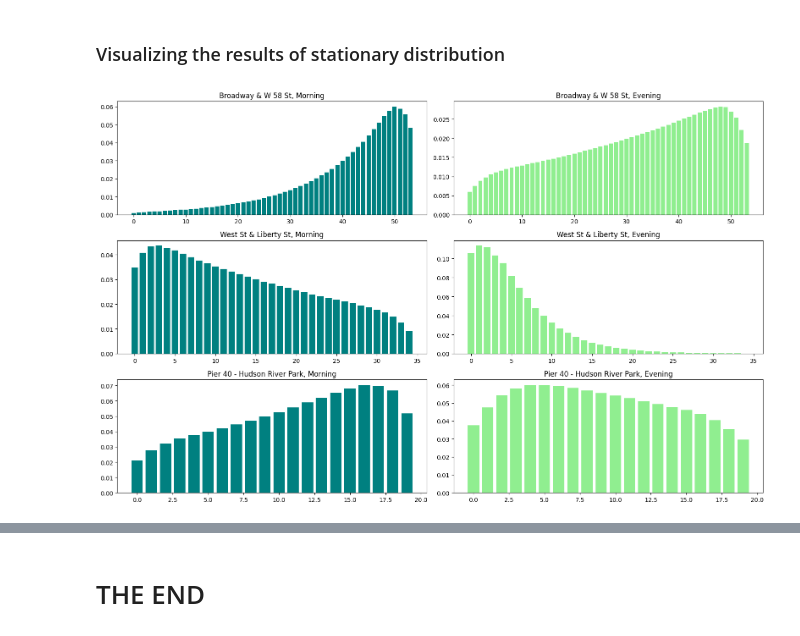
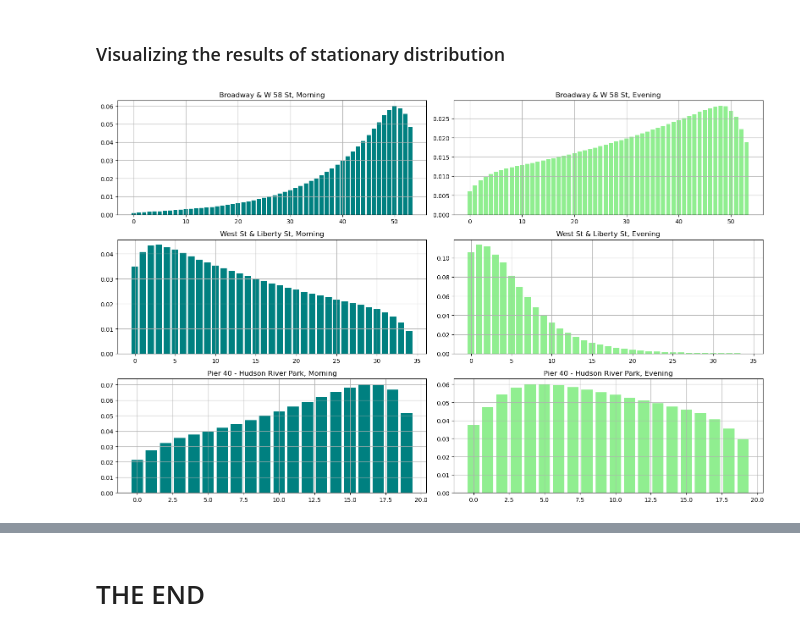
Before and after one commit to bwoody13/nyc-citibike-markovchain, a Jupyter notebook: project.ipynb, the cells around one changed output, grey strips where cells are left out. Drawn from its saved outputs; the diff is of its cells as text; code cells hidden in the pictures.

```diff
--- a/project.ipynb
+++ b/project.ipynb
@@ -629,29 +653,35 @@ pi_s3_e = get_stationary_distribution(P_s3_e)
 # %%
 #Second option to visualize
 fig, axs = plt.subplots(3, 2, figsize=(16, 10))  # 3 rows, 2 columns
 
 # Plot each stationary distribution
 axs[0, 0].bar(np.arange(len(pi_s1_m)), pi_s1_m, color = 'teal')
 axs[0, 0].set_title("Broadway & W 58 St, Morning")
 
 axs[0, 1].bar(np.arange(len(pi_s1_e)), pi_s1_e, color = 'lightgreen')
 axs[0, 1].set_title("Broadway & W 58 St, Evening")
 
 axs[1, 0].bar(np.arange(len(pi_s2_m)), pi_s2_m, color = 'teal')
 axs[1, 0].set_title("West St & Liberty St, Morning")
 
 axs[1, 1].bar(np.arange(len(pi_s2_e)), pi_s2_e, color = 'lightgreen')
 axs[1, 1].set_title("West St & Liberty St, Evening")
 
 axs[2, 0].bar(np.arange(len(pi_s3_m)), pi_s3_m, color = 'teal')
 axs[2, 0].set_title("Pier 40 - Hudson River Park, Morning")
 
 axs[2, 1].bar(np.arange(len(pi_s3_e)), pi_s3_e, color = 'lightgreen')
 axs[2, 1].set_title("Pier 40 - Hudson River Park, Evening")
 
 # Adjust layout
+axs[0, 0].grid()
+axs[0, 1].grid()
+axs[1, 0].grid()
+axs[1, 1].grid()
+axs[2, 0].grid()
+axs[2, 1].grid()
 plt.tight_layout()
 plt.show()
 # %% [output]
-[figure, old version]
+[figure, new version]
 # %% [markdown]
```
Also changed, not shown: parts of 12 cells of this notebook.
